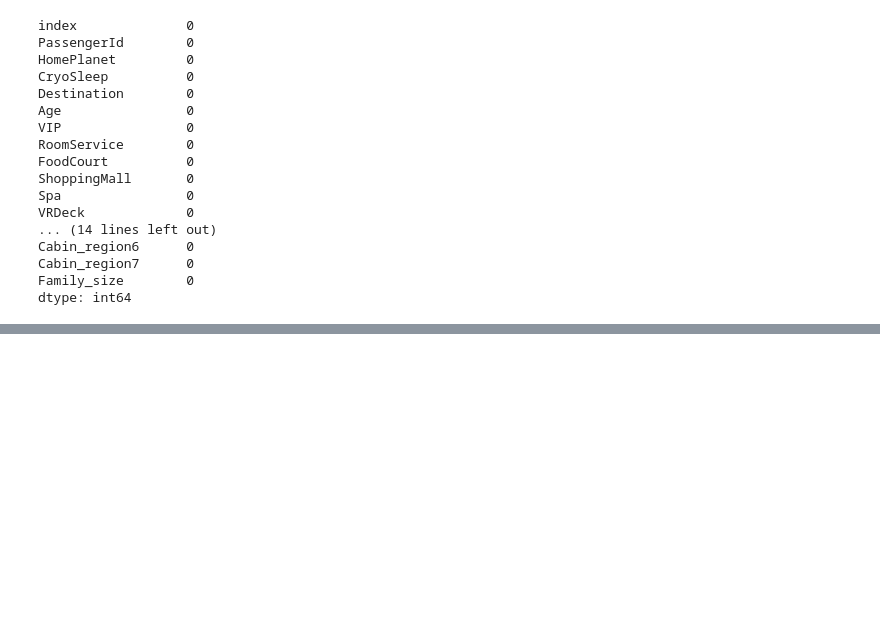
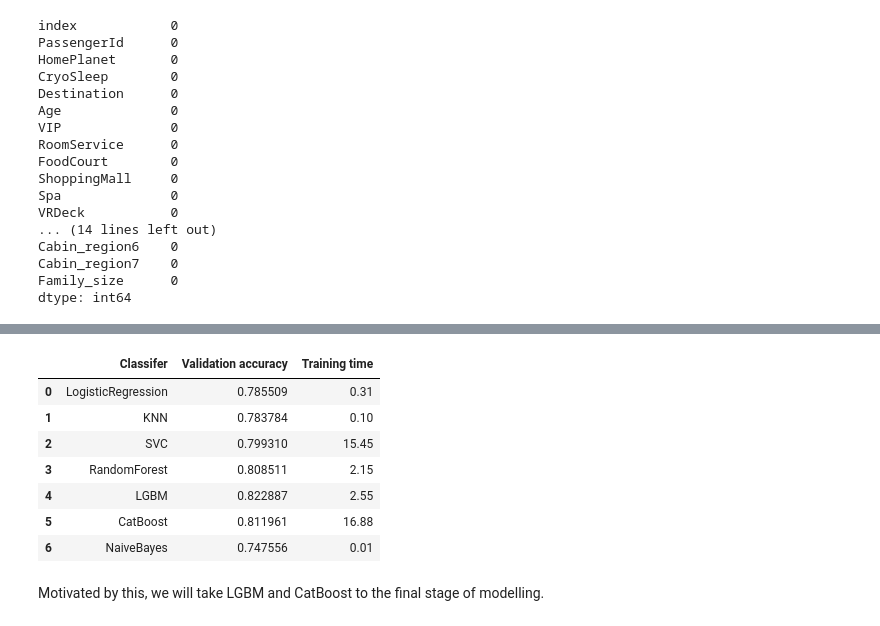
Before and after one commit to MooAbdelhamid/kaggle-notebooks, a Jupyter notebook: spaceship-titanic.ipynb, the cells around one changed output, grey strips where cells are left out. Saved outputs shown, nothing was run; the diff lists cells and outputs as text; code cells hidden in the pictures; blank space fills up the shorter version.

```diff
--- a/spaceship-titanic.ipynb
+++ b/spaceship-titanic.ipynb
@@ -1121,0 +1230,2 @@ dtype: int64
+# %%
+X_train, X_valid, y_train, y_valid = train_test_split(X, y, stratify = y, train_size = 0.8, random_state = 42)
@@ -1121,0 +1287,22 @@ dtype: int64
+# %%
+i = 0
+clf_best_params = classifiers.copy()
+valid_scores = pd.DataFrame({'Classifer' : classifiers.keys(),
+                             'Validation accuracy' : np.zeros(len(classifiers)),
+                             'Training time' : np.zeros(len(classifiers))})
+for key, classifier in classifiers.items():
+    start = time.time()
+    clf = GridSearchCV(estimator = classifier, param_grid = grid[key], n_jobs = -1, cv = None)
+
+    clf.fit(X_train, y_train)
+    valid_scores.iloc[i, 1] = clf.score(X_valid, y_valid)
+
+    clf_best_params[key] = clf.best_params_
+
+    stop = time.time()
+    valid_scores.iloc[i, 2] = np.round((stop - start) / 60, 2)
+
+    print('Model:', key)
+    print('Training time (mins):', valid_scores.iloc[i, 2])
+    print('')
+    i+=1
@@ -1121,0 +1366,13 @@ dtype: int64
+# %%
+valid_scores
+# %% [output]
+|  | Classifer | Validation accuracy | Training time |
+| 0 | LogisticRegression | 0.785509 | 0.31 |
+| 1 | KNN | 0.783784 | 0.10 |
+| 2 | SVC | 0.799310 | 15.45 |
+| 3 | RandomForest | 0.808511 | 2.15 |
+| 4 | LGBM | 0.822887 | 2.55 |
+| 5 | CatBoost | 0.811961 | 16.88 |
+| 6 | NaiveBayes | 0.747556 | 0.01 |
+# %% [markdown]
+Motivated by this, we will take LGBM and CatBoost to the final stage of modelling.
```
Also changed, not shown: parts of 23 cells of this notebook.
